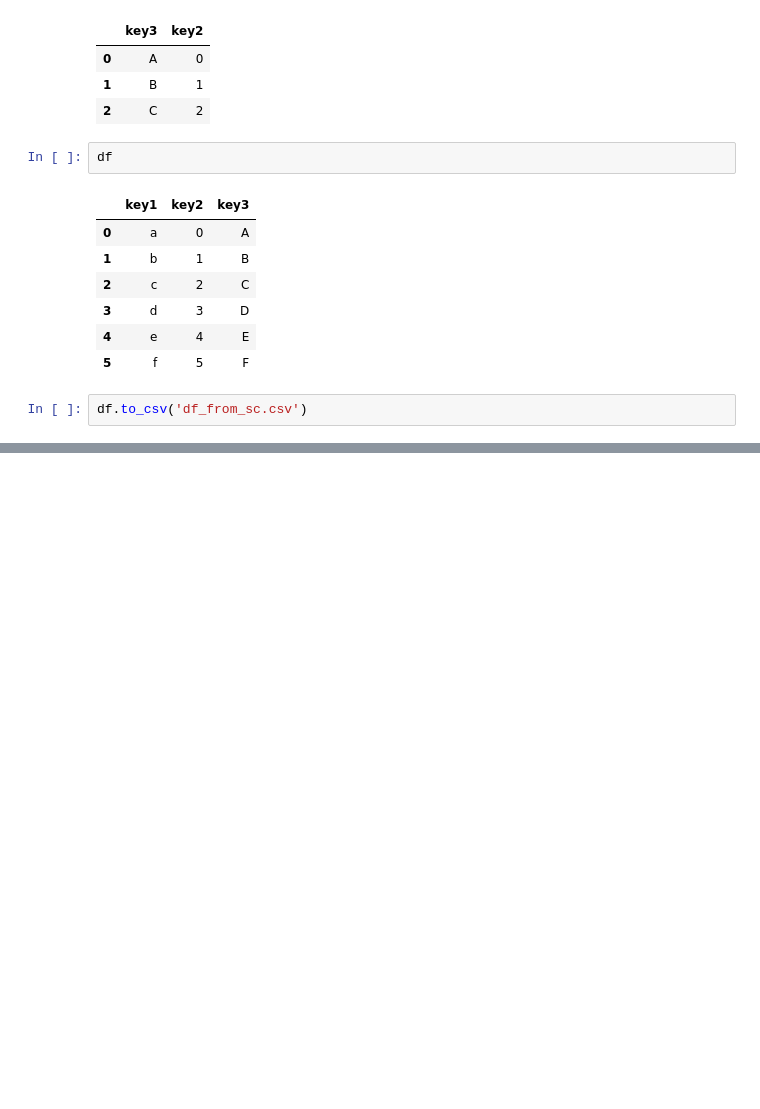
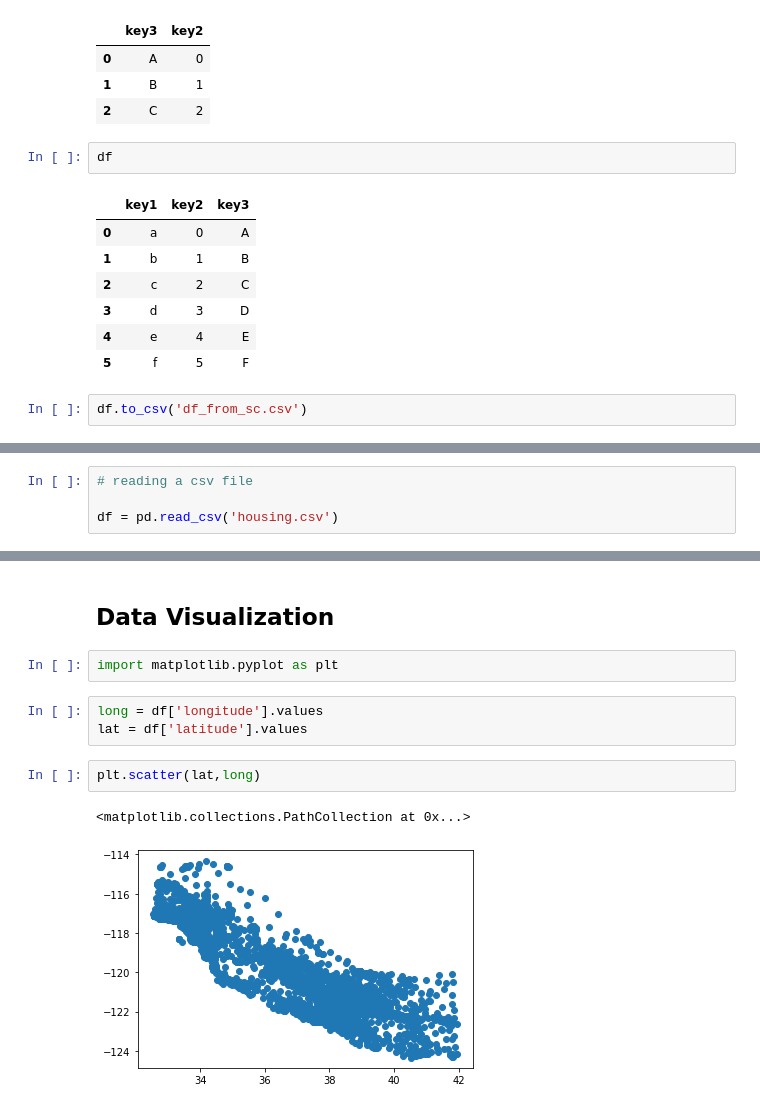
Before and after one commit to ayushsoni9784/py_class, a Jupyter notebook: Errors, Exceptions, Pandas and NumPy.ipynb, the cells around one changed output, grey strips where cells are left out. Drawn from its saved outputs; the diff is of its cells as text; blank space fills up the shorter version.

```diff
--- a/Errors, Exceptions, Pandas and NumPy.ipynb
+++ b/Errors, Exceptions, Pandas and NumPy.ipynb
@@ -486,0 +718,4 @@ df.to_csv('df_from_sc.csv')
+# %%
+# reading a csv file
+
+df = pd.read_csv('housing.csv')
@@ -486,0 +802,12 @@ df.to_csv('df_from_sc.csv')
+# %% [markdown]
+## Data Visualization
+# %%
+import matplotlib.pyplot as plt
+# %%
+long = df['longitude'].values
+lat = df['latitude'].values
+# %%
+plt.scatter(lat,long)
+# %% [output]
+<matplotlib.collections.PathCollection at 0x...>
+[figure, added]
```
Also changed, not shown: parts of 75 cells of this notebook.
